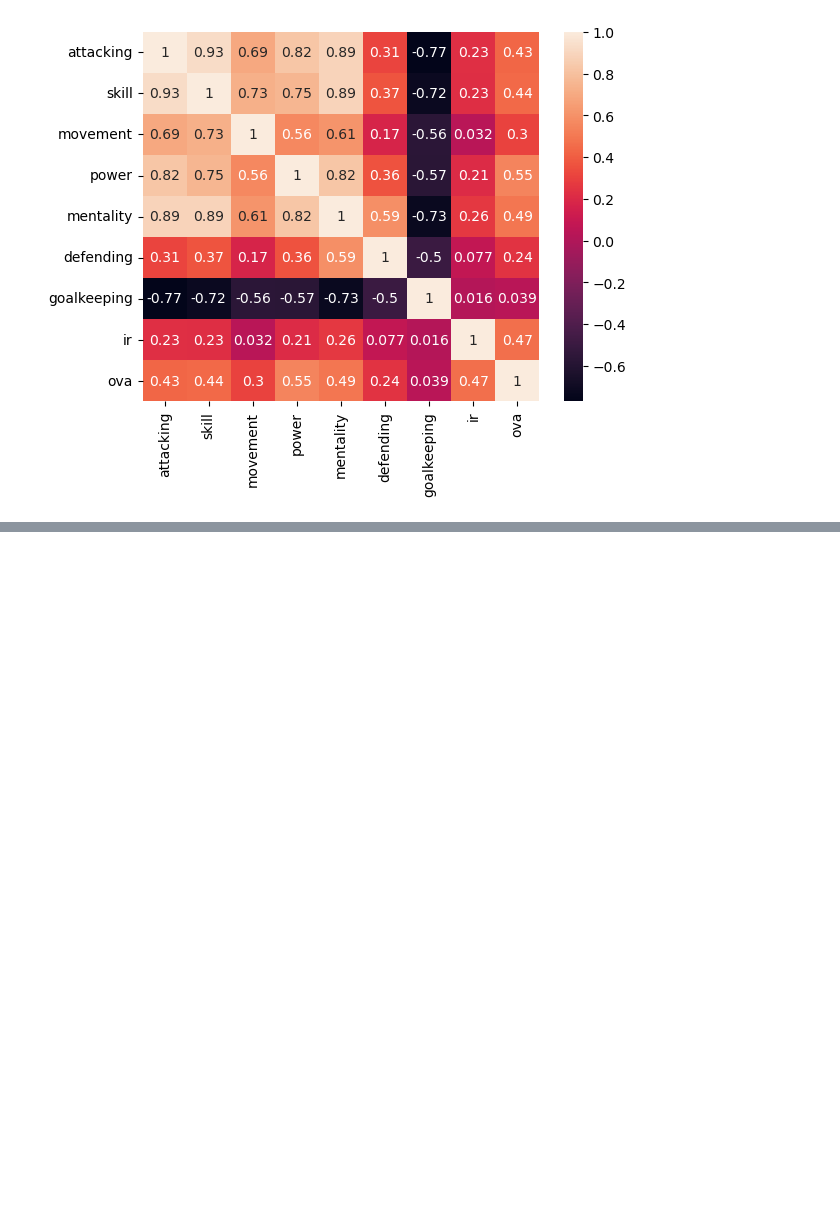
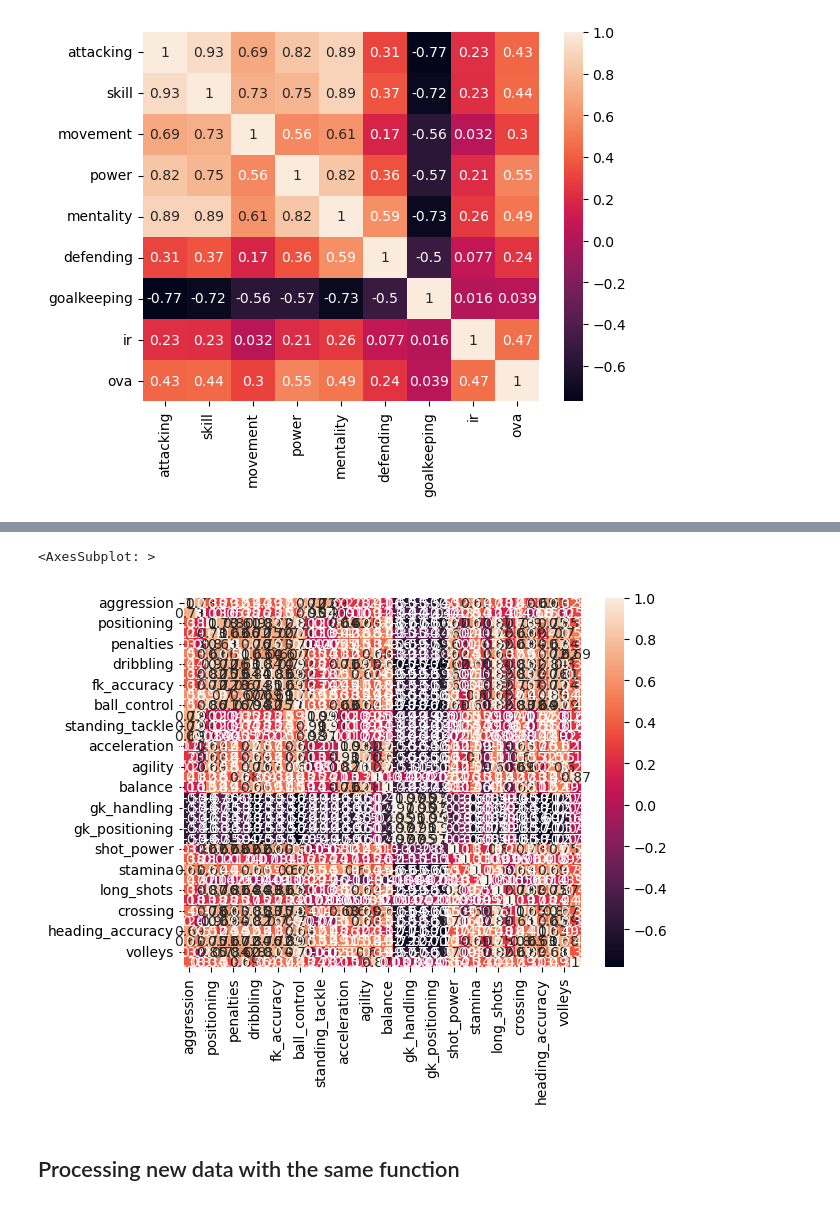
Before and after one commit to laiagomezmessia/Fifa_21_Project, a Jupyter notebook: Fifa21_Project.ipynb, the cells around one changed output, grey strips where cells are left out. Cells and saved outputs as stored; diff of their text form; code cells hidden in the pictures; blank space fills up the shorter version.

Commit message:
Fifa 21 Project completed

```diff
--- a/Fifa21_Project.ipynb
+++ b/Fifa21_Project.ipynb
@@ -400,0 +403,23 @@ r2_score(y_test, predictions_test_impr_2)
+# %%
+df3 = pd.read_csv('./fifa21_train.csv')
+
+def preprocess2(df):
+    df = df.drop_duplicates()
+    df.columns = df.columns.str.lower().str.replace(' ','_')
+    df['ir'] = pd.to_numeric(df['ir'].str.rstrip('★'), errors='coerce')
+    desired_columns = ['aggression', 'interceptions', 'positioning',  'vision', 'penalties', 'composure', 'dribbling','curve', 'fk_accuracy', 'long_passing', 'ball_control', 'defending', 'standing_tackle', 'sliding_tackle', 'acceleration', 'sprint_speed', 'agility', 'reactions', 'balance', 'gk_diving', 'gk_handling', 'gk_kicking', 'gk_positioning', 'gk_reflexes', 'shot_power', 'jumping', 'stamina', 'strength', 'long_shots', 'ir', 'crossing', 'finishing', 'heading_accuracy', 'short_passing', 'volleys', 'ova']
+    df = df.loc[:, desired_columns]
+    df['interceptions'].fillna(df['interceptions'].mean(), inplace=True)
+    df['positioning'].fillna(df['positioning'].mean(), inplace=True)
+    df['composure'].fillna(df['composure'].mean(), inplace=True)
+    df['vision'].fillna(df['vision'].mean(), inplace=True)
+    df['curve'].fillna(df['curve'].mean(), inplace=True)
+    df['sliding_tackle'].fillna(df['sliding_tackle'].mean(), inplace=True)
+    df['agility'].fillna(df['agility'].mean(), inplace=True)
+    df['balance'].fillna(df['balance'].mean(), inplace=True)
+    df['jumping'].fillna(df['jumping'].mean(), inplace=True)
+    df['volleys'].fillna(df['volleys'].mean(), inplace=True)
+    return df
+
+df3 = preprocess2(df3)
+df3
@@ -400,0 +461,4 @@ r2_score(y_test, predictions_test_impr_2)
+# %%
+data3 = df3
+df3 = df3.drop(['ova'], axis=1)
+data3
@@ -400,0 +549,8 @@ r2_score(y_test, predictions_test_impr_2)
+# %%
+correlation_matrix3 = data3.corr()
+sns.heatmap(correlation_matrix3, annot=True)
+# %% [output]
+<AxesSubplot: >
+[figure, added]
+# %% [markdown]
+## Processing new data with the same function
```
Also changed, not shown: parts of 77 cells of this notebook, 1 other file.
